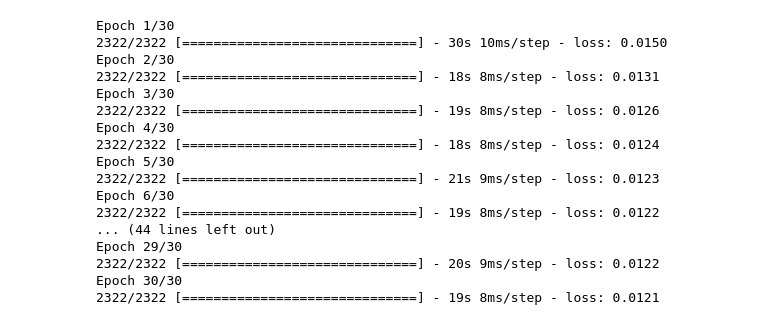
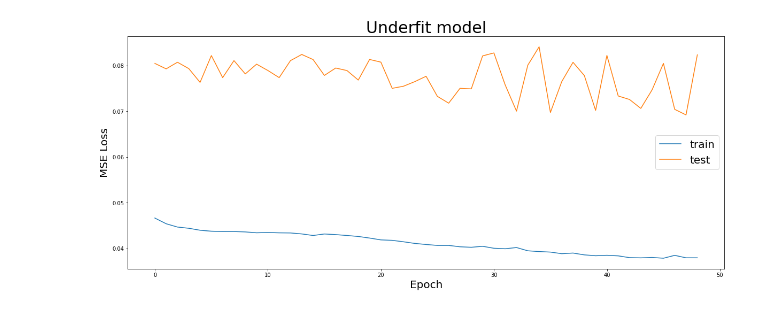
Before and after one commit to YanaMinyaylo/NS, a Jupyter notebook: NN_LSTM_MSE_torch.ipynb, the cells around one changed output. Cells and saved outputs as stored; diff of their text form; code cells hidden in the pictures.

```diff
--- a/NN_LSTM_MSE_torch.ipynb
+++ b/NN_LSTM_MSE_torch.ipynb
@@ -123,3 +88,21 @@ from keras.layers import Dense
 from keras.layers import LSTM
 from keras.layers import Dropout
 from sklearn.model_selection import train_test_split
+# %%
+u = 10
+model_MSE = Sequential()
+model_MSE.add(LSTM(units= u, return_sequences=True, input_shape=(feature_train.shape[1], 1)))
+model_MSE.add(Dropout(0.2))
+
+# model_MSE.add(LSTM(units=u, return_sequences=True))
+# model_MSE.add(Dropout(0.2))
+
+# model_MSE.add(LSTM(units=u, return_sequences=True))
+# model_MSE.add(Dropout(0.2))
+
+model_MSE.add(LSTM(units=u))
+model_MSE.add(Dropout(0.2))
+
+model_MSE.add(Dense(units = label_train.shape[1]))
+
+model_MSE.compile(optimizer = 'adam', loss = 'mse')
@@ -126 +129,12 @@ from sklearn.model_selection import train_test_split
+# %%
+plt.figure(figsize=(20,8), facecolor='w')
+plt.plot(result.history['loss'][1:], label='train')
+plt.plot(result.history['val_loss'][1:], label='test')
+plt.legend(fontsize=20)
+plt.title('Underfit model',  fontsize=30)
+plt.xlabel('Epoch',  fontsize=20)
+plt.ylabel('MSE Loss',  fontsize=20)
+plt.show()
+# %% [output]
+[figure, added]
 # %%
@@ -138,21 +152,3 @@ model_MSE.compile(optimizer = 'adam', loss = 'mean_squared_error')
 # %%
-result = model_MSE.fit(feature_train, label_train, epochs = 30, batch_size = 32)
-loss = np.array(result.history['loss'])
+# result_mae = model_MAE.fit(feature_train, label_train, epochs = 30, batch_size = 32)
+# loss_mae = np.array(result_mae.history['loss'])
-# %% [output]
-Epoch 1/30
-2322/2322 [==============================] - 30s 10ms/step - loss: 0.0150
-Epoch 2/30
-2322/2322 [==============================] - 18s 8ms/step - loss: 0.0131
-Epoch 3/30
-2322/2322 [==============================] - 19s 8ms/step - loss: 0.0126
-Epoch 4/30
-2322/2322 [==============================] - 18s 8ms/step - loss: 0.0124
-Epoch 5/30
-2322/2322 [==============================] - 21s 9ms/step - loss: 0.0123
-Epoch 6/30
-2322/2322 [==============================] - 19s 8ms/step - loss: 0.0122
-... (44 lines left out)
-Epoch 29/30
-2322/2322 [==============================] - 20s 9ms/step - loss: 0.0122
-Epoch 30/30
-2322/2322 [==============================] - 19s 8ms/step - loss: 0.0121
```
Also changed, not shown: parts of 26 cells of this notebook.
